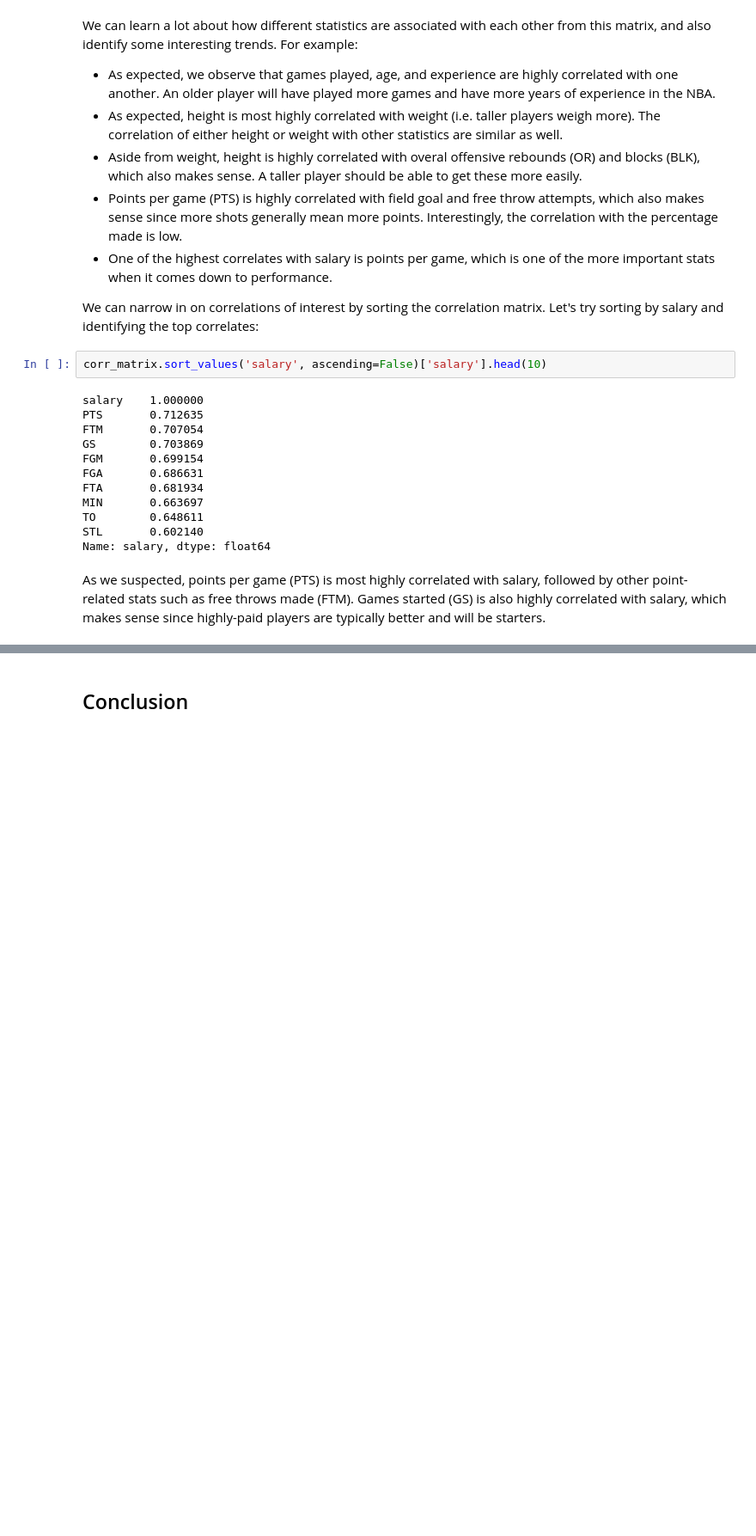
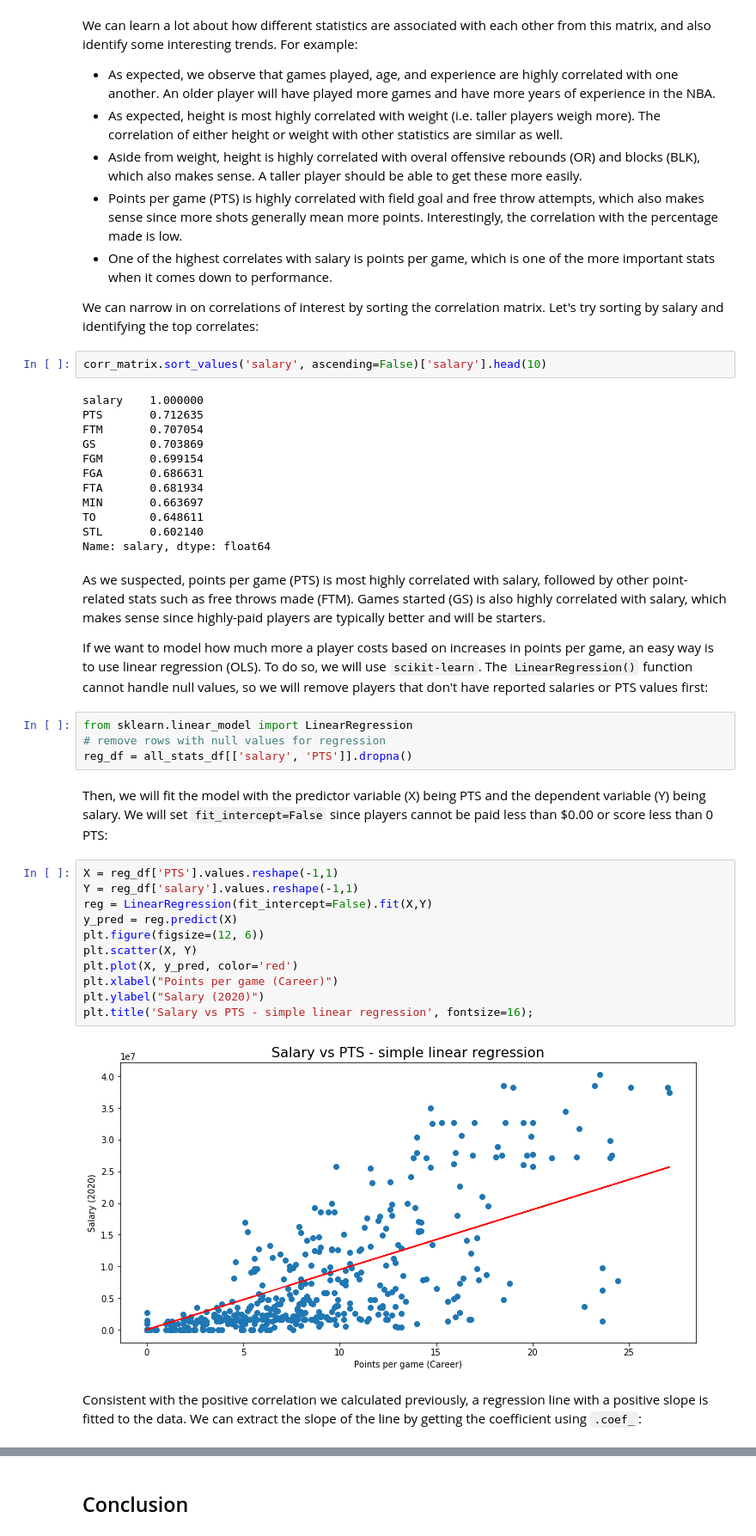
Before and after one commit to erilu/web-scraping-NBA-statistics, a Jupyter notebook: scrape-nba-statistics-notebook.ipynb, the cells around one changed output, grey strips where cells are left out. Shown at 86% size. Cells and saved outputs as stored; diff of their text form; blank space fills up the shorter version.

```diff
--- a/scrape-nba-salaries-notebook.ipynb
+++ b/scrape-nba-statistics-notebook.ipynb
@@ -583,3 +578,26 @@ STL       0.602140
 Name: salary, dtype: float64
 # %% [markdown]
 As we suspected, points per game (PTS) is most highly correlated with salary, followed by other point-related stats such as free throws made (FTM). Games started (GS) is also highly correlated with salary, which makes sense since highly-paid players are typically better and will be starters.
+
+If we want to model how much more a player costs based on increases in points per game, an easy way is to use linear regression (OLS). To do so, we will use `scikit-learn`. The `LinearRegression()` function cannot handle null values, so we will remove players that don't have reported salaries or PTS values first:
+# %%
+from sklearn.linear_model import LinearRegression
+# remove rows with null values for regression
+reg_df = all_stats_df[['salary', 'PTS']].dropna()
+# %% [markdown]
+Then, we will fit the model with the predictor variable (X) being PTS and the dependent variable (Y) being salary. We will set `fit_intercept=False` since players cannot be paid less than $0.00 or score less than 0 PTS:
+# %%
+X = reg_df['PTS'].values.reshape(-1,1)
+Y = reg_df['salary'].values.reshape(-1,1)
+reg = LinearRegression(fit_intercept=False).fit(X,Y)
+y_pred = reg.predict(X)
+plt.figure(figsize=(12, 6))
+plt.scatter(X, Y)
+plt.plot(X, y_pred, color='red')
+plt.xlabel("Points per game (Career)")
+plt.ylabel("Salary (2020)")
+plt.title('Salary vs PTS - simple linear regression', fontsize=16);
+# %% [output]
+[figure, added]
+# %% [markdown]
+Consistent with the positive correlation we calculated previously, a regression line with a positive slope is fitted to the data. We can extract the slope of the line by getting the coefficient using `.coef_`:
```
Also changed, not shown: parts of 12 cells of this notebook, 8 other files.
